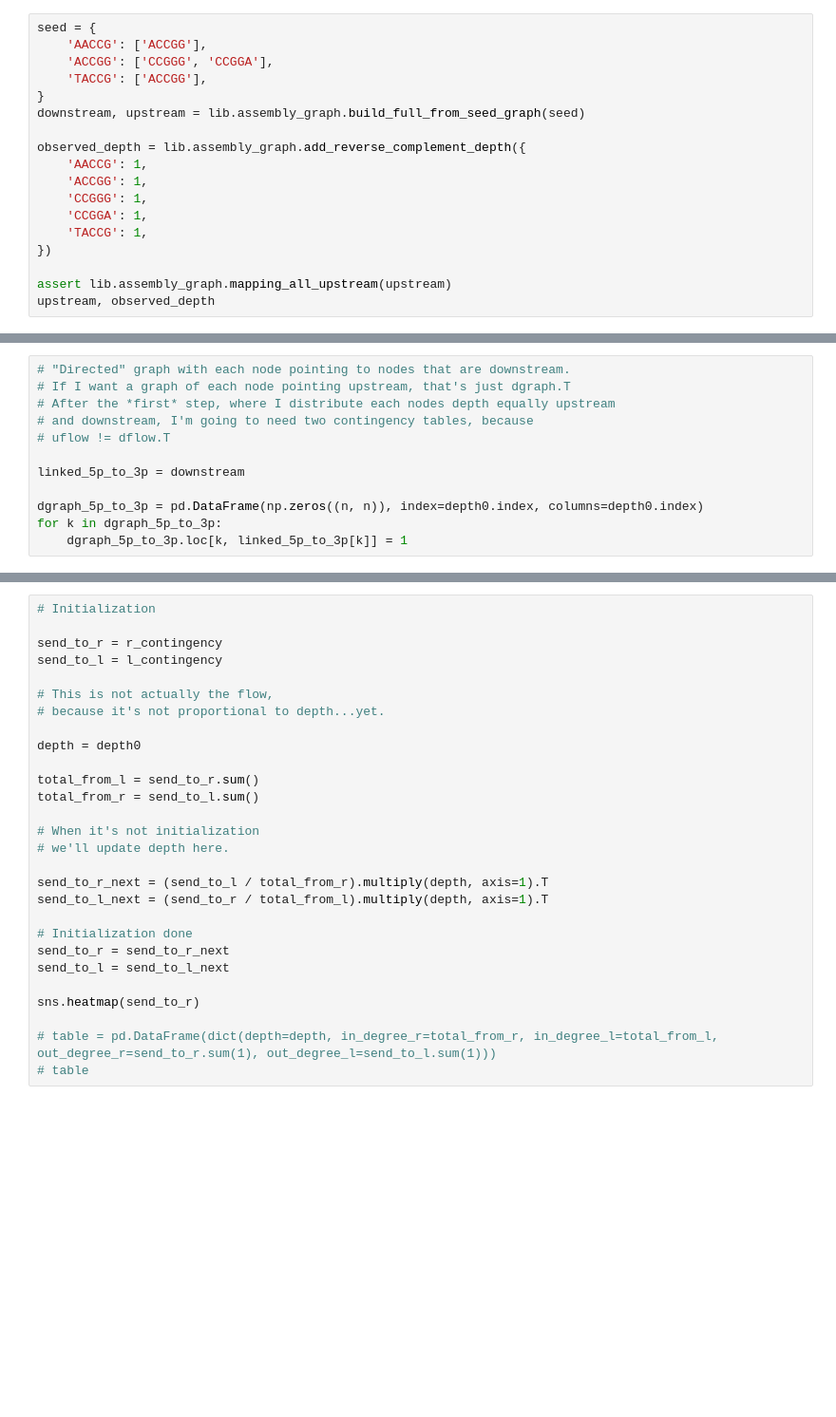
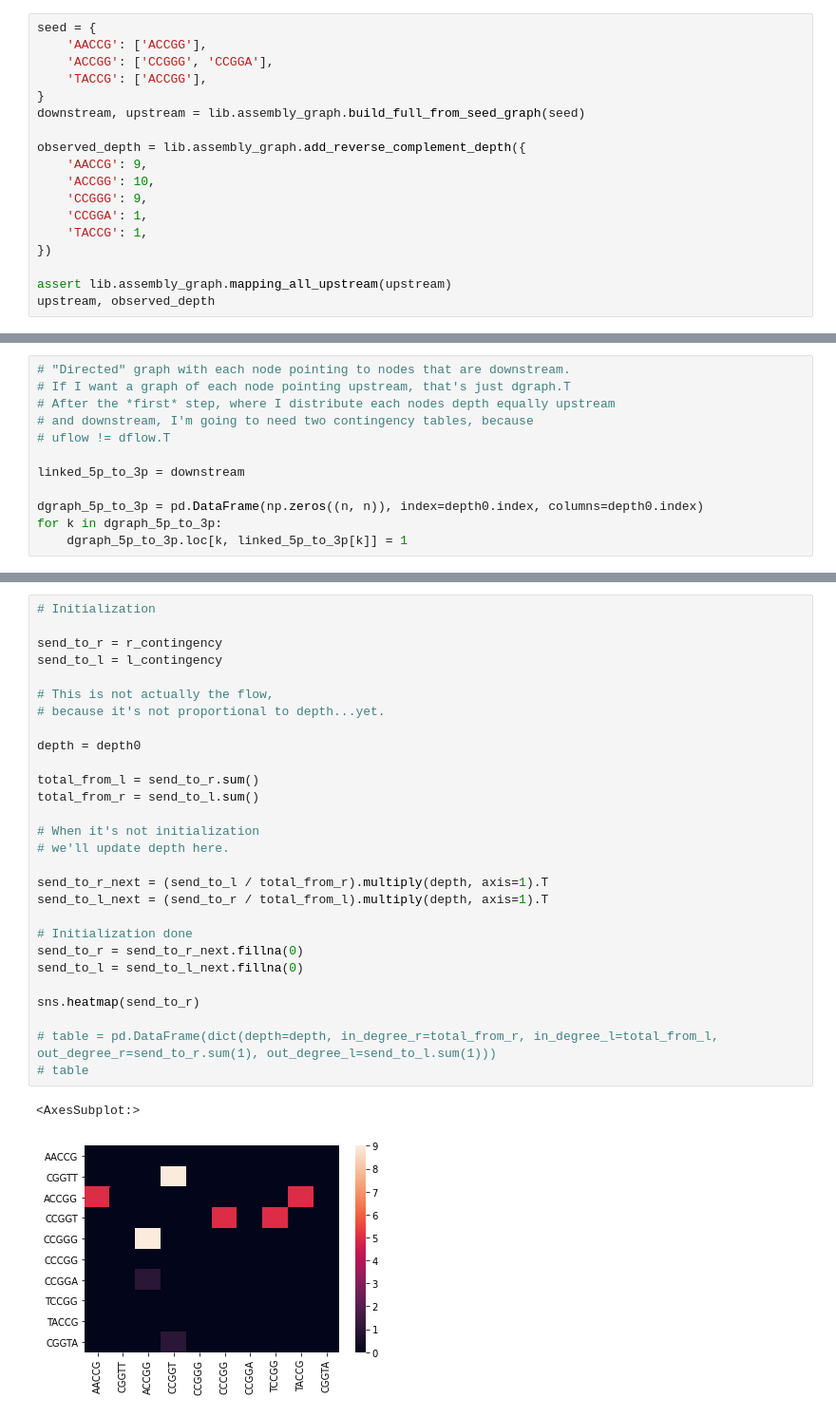
Before and after one commit to bsmith89/asmbl-depth-smoothing, a Jupyter notebook: nb/prototype2_message_passing.ipynb, the cells around one changed output, grey strips where cells are left out. Shown: that part at 95% size. Drawn from its saved outputs; the diff is of its cells as text; blank space fills up the shorter version.

Commit message:
Solved depth update problem and added a bumch of example graphs.

```diff
--- a/nb/prototype2_message_passing.ipynb
+++ b/nb/prototype2_message_passing.ipynb
@@ -16,9 +20,9 @@ seed = {
 downstream, upstream = lib.assembly_graph.build_full_from_seed_graph(seed)
 
 observed_depth = lib.assembly_graph.add_reverse_complement_depth({
-    'AACCG': 1,
-    'ACCGG': 1,
-    'CCGGG': 1,
+    'AACCG': 9,
+    'ACCGG': 10,
+    'CCGGG': 9,
     'CCGGA': 1,
     'TACCG': 1,
 })
@@ -51,31 +87,34 @@ sns.heatmap(l_contingency)
 # %%
 # Initialization
 
 send_to_r = r_contingency
 send_to_l = l_contingency
 
 # This is not actually the flow,
 # because it's not proportional to depth...yet.
 
 depth = depth0
 
 total_from_l = send_to_r.sum()
 total_from_r = send_to_l.sum()
 
 # When it's not initialization
 # we'll update depth here.
 
 send_to_r_next = (send_to_l / total_from_r).multiply(depth, axis=1).T
 send_to_l_next = (send_to_r / total_from_l).multiply(depth, axis=1).T
 
 # Initialization done
-send_to_r = send_to_r_next
-send_to_l = send_to_l_next
+send_to_r = send_to_r_next.fillna(0)
+send_to_l = send_to_l_next.fillna(0)
 
 sns.heatmap(send_to_r)
 
 # table = pd.DataFrame(dict(depth=depth, in_degree_r=total_from_r, in_degree_l=total_from_l, out_degree_r=send_to_r.sum(1), out_degree_l=send_to_l.sum(1)))
 # table
+# %% [output]
+<AxesSubplot:>
+[figure, added]
 # %%
 # One Step
 total_from_l = send_to_r.sum()
```
Also changed, not shown: parts of 35 cells of this notebook, 1 other file.
